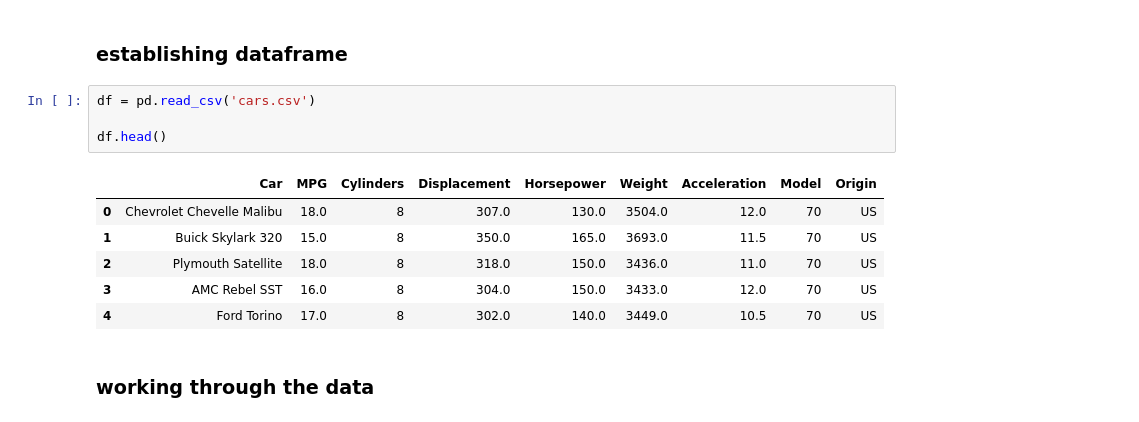
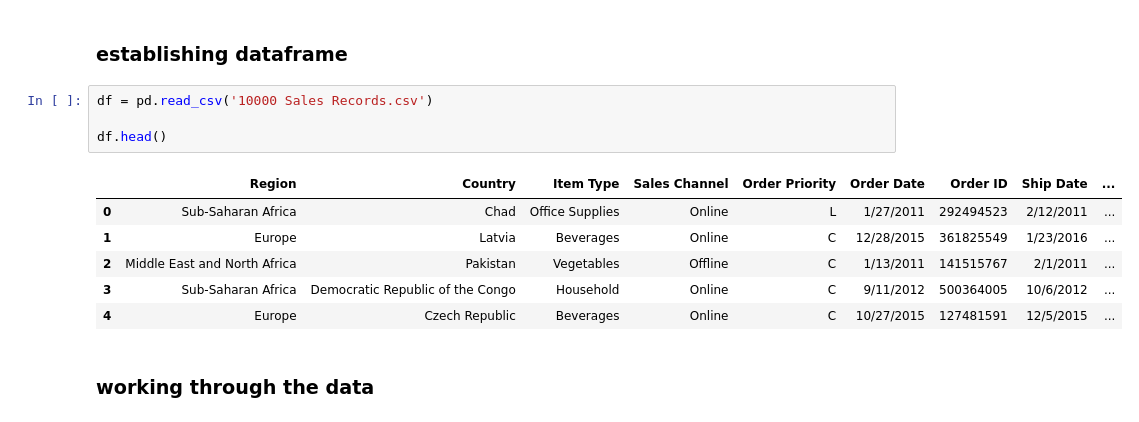
Before and after one commit to poxford3/jupyter, a Jupyter notebook: working_file.ipynb, the cells around one changed output. Cells and saved outputs as stored; diff of their text form.

```diff
--- a/working_file.ipynb
+++ b/working_file.ipynb
@@ -11,15 +11,15 @@ import numpy as np
 # %% [markdown]
 ### establishing dataframe
 # %%
-df = pd.read_csv('cars.csv')
+df = pd.read_csv('10000 Sales Records.csv')
 
 df.head()
 # %% [output]
-|  | Car | MPG | Cylinders | Displacement | Horsepower | Weight | Acceleration | Model | Origin |
-| 0 | Chevrolet Chevelle Malibu | 18.0 | 8 | 307.0 | 130.0 | 3504.0 | 12.0 | 70 | US |
-| 1 | Buick Skylark 320 | 15.0 | 8 | 350.0 | 165.0 | 3693.0 | 11.5 | 70 | US |
-| 2 | Plymouth Satellite | 18.0 | 8 | 318.0 | 150.0 | 3436.0 | 11.0 | 70 | US |
-| 3 | AMC Rebel SST | 16.0 | 8 | 304.0 | 150.0 | 3433.0 | 12.0 | 70 | US |
-| 4 | Ford Torino | 17.0 | 8 | 302.0 | 140.0 | 3449.0 | 10.5 | 70 | US |
+|  | Region | Country | Item Type | Sales Channel | Order Priority | Order Date | Order ID | Ship Date | ... |
+| 0 | Sub-Saharan Africa | Chad | Office Supplies | Online | L | 1/27/2011 | 292494523 | 2/12/2011 | ... |
+| 1 | Europe | Latvia | Beverages | Online | C | 12/28/2015 | 361825549 | 1/23/2016 | ... |
+| 2 | Middle East and North Africa | Pakistan | Vegetables | Offline | C | 1/13/2011 | 141515767 | 2/1/2011 | ... |
+| 3 | Sub-Saharan Africa | Democratic Republic of the Congo | Household | Online | C | 9/11/2012 | 500364005 | 10/6/2012 | ... |
+| 4 | Europe | Czech Republic | Beverages | Online | C | 10/27/2015 | 127481591 | 12/5/2015 | ... |
 # %% [markdown]
 ### working through the data
```
Also changed, not shown: parts of 14 cells of this notebook, 4 other files.
